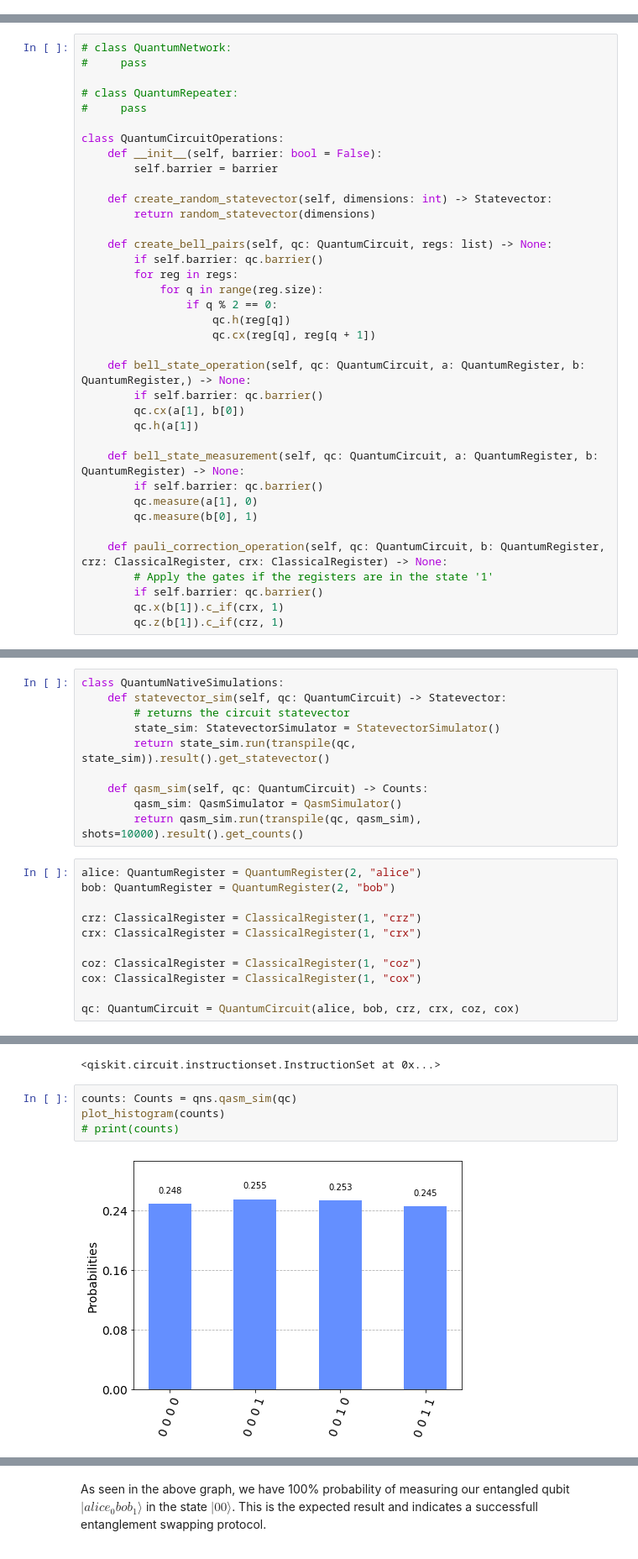
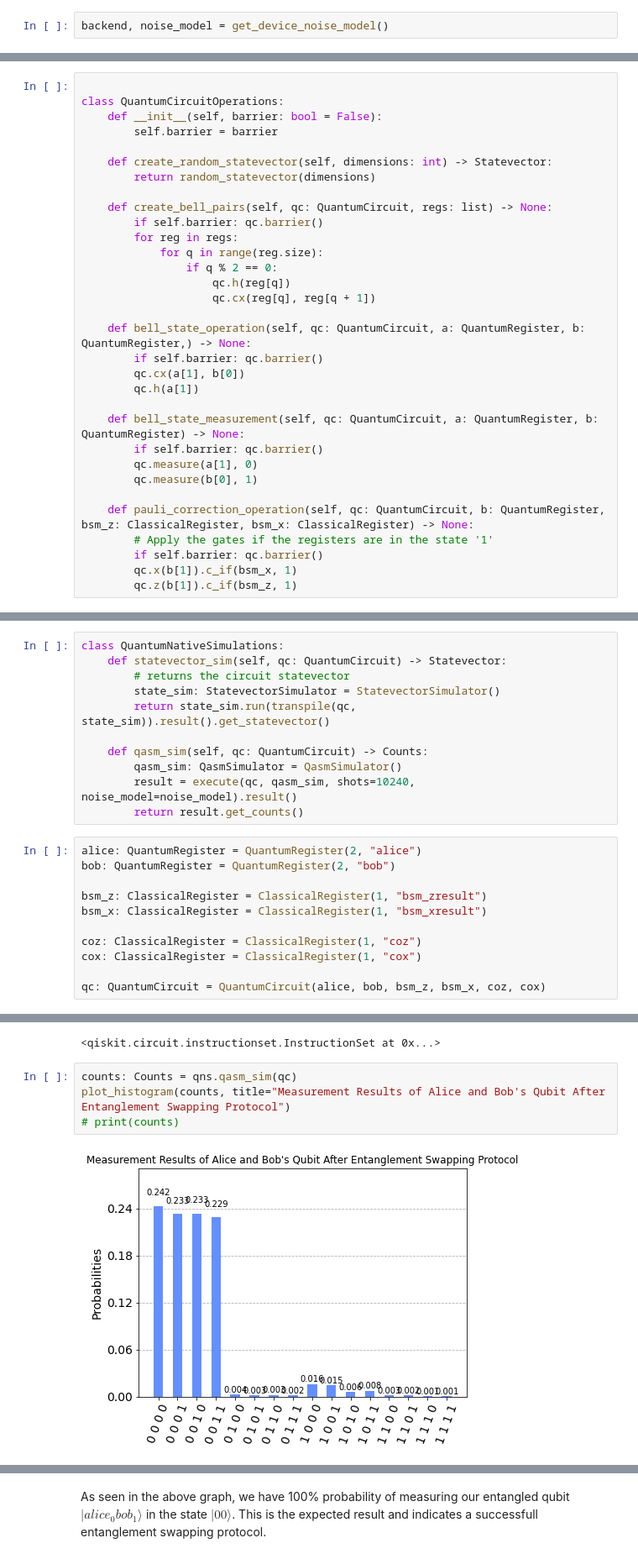
Before and after one commit to Phystro/Quantum-Repeater-Design, a Jupyter notebook: src/components/entanglement_swapping/entanglement_swapping.ipynb, the cells around one changed output, grey strips where cells are left out. Shown at 84% size. Cells and saved outputs as stored; diff of their text form.

Commit message:
working with noise models

```diff
--- a/src/components/entanglement_swapping/entanglement_swapping.ipynb
+++ b/src/components/entanglement_swapping/entanglement_swapping.ipynb
@@ -13,0 +29,2 @@ from qiskit.providers.aer import StatevectorSimulator, QasmSimulator
+# %%
+backend, noise_model = get_device_noise_model()
@@ -14,9 +50,4 @@ from qiskit.providers.aer import StatevectorSimulator, QasmSimulator
 # %%
-# class QuantumNetwork:
-#     pass
-
-# class QuantumRepeater:
-#     pass
 
 class QuantumCircuitOperations:
     def __init__(self, barrier: bool = False):
@@ -43,11 +74,11 @@ class QuantumCircuitOperations:
         qc.measure(a[1], 0)
         qc.measure(b[0], 1)
 
-    def pauli_correction_operation(self, qc: QuantumCircuit, b: QuantumRegister, crz: ClassicalRegister, crx: ClassicalRegister) -> None:
+    def pauli_correction_operation(self, qc: QuantumCircuit, b: QuantumRegister, bsm_z: ClassicalRegister, bsm_x: ClassicalRegister) -> None:
         # Apply the gates if the registers are in the state '1'
         if self.barrier: qc.barrier()
-        qc.x(b[1]).c_if(crx, 1)
-        qc.z(b[1]).c_if(crz, 1)
+        qc.x(b[1]).c_if(bsm_x, 1)
+        qc.z(b[1]).c_if(bsm_z, 1)
 # %%
 class QuantumVisualizations:
     def display_statevector_as_array(self, psi: Statevector) -> None:
@@ -64,18 +95,19 @@ class QuantumNativeSimulations:
 
     def qasm_sim(self, qc: QuantumCircuit) -> Counts:
         qasm_sim: QasmSimulator = QasmSimulator()
-        return qasm_sim.run(transpile(qc, qasm_sim), shots=10000).result().get_counts()
+        result = execute(qc, qasm_sim, shots=10240, noise_model=noise_model).result()
+        return result.get_counts()
 # %%
 alice: QuantumRegister = QuantumRegister(2, "alice")
 bob: QuantumRegister = QuantumRegister(2, "bob")
 
-crz: ClassicalRegister = ClassicalRegister(1, "crz")
-crx: ClassicalRegister = ClassicalRegister(1, "crx")
+bsm_z: ClassicalRegister = ClassicalRegister(1, "bsm_zresult")
+bsm_x: ClassicalRegister = ClassicalRegister(1, "bsm_xresult")
 
 coz: ClassicalRegister = ClassicalRegister(1, "coz")
 cox: ClassicalRegister = ClassicalRegister(1, "cox")
 
-qc: QuantumCircuit = QuantumCircuit(alice, bob, crz, crx, coz, cox)
+qc: QuantumCircuit = QuantumCircuit(alice, bob, bsm_z, bsm_x, coz, cox)
 # %%
 qco: QuantumCircuitOperations = QuantumCircuitOperations(True)
 qv: QuantumVisualizations = QuantumVisualizations()
@@ -184,10 +216,10 @@ qc.measure(bob[1], cox)
 <qiskit.circuit.instructionset.InstructionSet at 0x...>
 # %%
 counts: Counts = qns.qasm_sim(qc)
-plot_histogram(counts)
+plot_histogram(counts, title="Measurement Results of Alice and Bob's Qubit After Entanglement Swapping Protocol")
 # print(counts)
 # %% [output]
-[figure, old version]
+[figure, new version]
 # %%
 qubit_counts: list = [marginal_counts(counts, [qubit]) for qubit in range(4)]
 legend: list = ["alice_1", "bob_0", "alice_0", "bob_1"]
```
Also changed, not shown: parts of 14 cells of this notebook, 10 other files.
